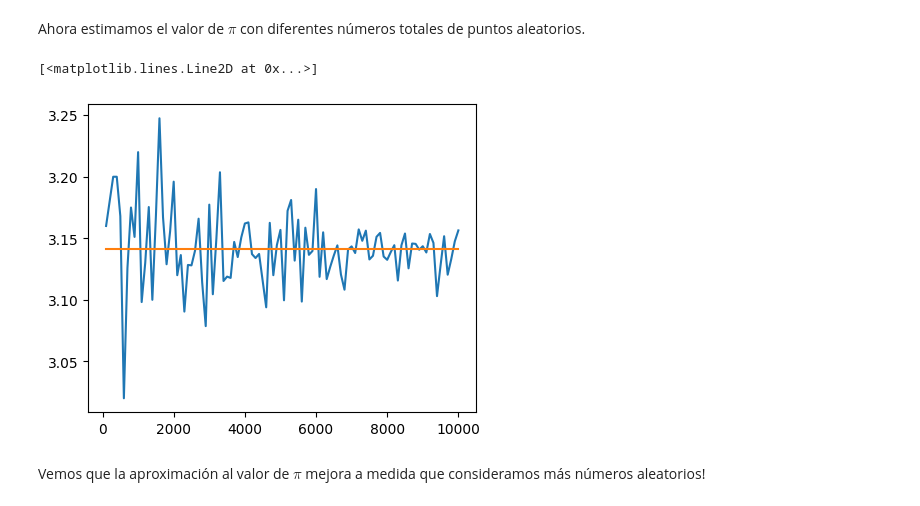
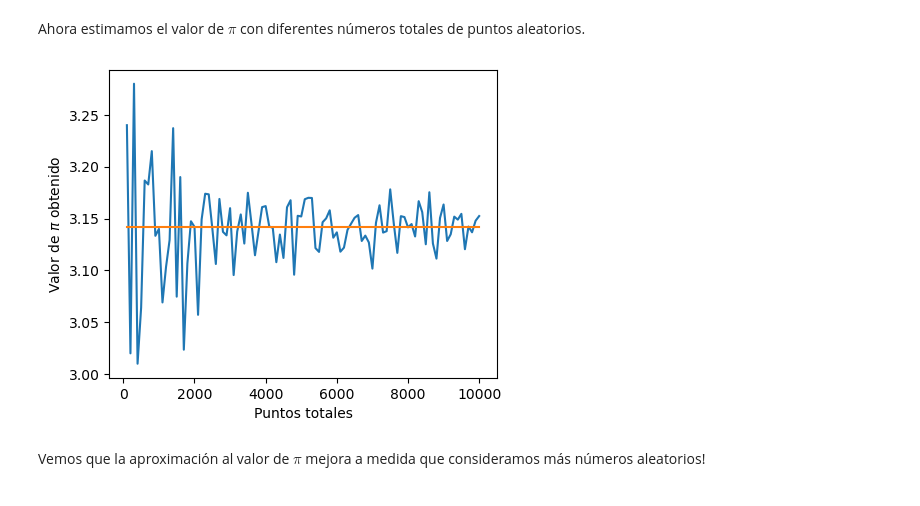
Before and after one commit to crisbh/intro_menciones_II, a Jupyter notebook: clase1/clase1.ipynb, the cells around one changed output. Cells and saved outputs as stored; diff of their text form; code cells hidden in the pictures.

```diff
--- a/clase1/clase1.ipynb
+++ b/clase1/clase1.ipynb
@@ -834,9 +853,11 @@ for n in numeros_totales: # Ciclo sobre todos los valores de "n"
 # %%
 plot(numeros_totales,resultados)
 plot([numeros_totales[0],numeros_totales[-1]],[pi,pi])
+xlabel("Puntos totales")
+ylabel(r"Valor de $\pi$ obtenido")
+show()
 # %% [output]
-[<matplotlib.lines.Line2D at 0x...>]
-[figure, old version]
+[figure, new version]
 # %% [markdown]
 Vemos que la aproximación al valor de $\pi$ mejora a medida que consideramos más números aleatorios!
 # %% [markdown]
```
Also changed, not shown: parts of 16 cells of this notebook, 1 other file.
